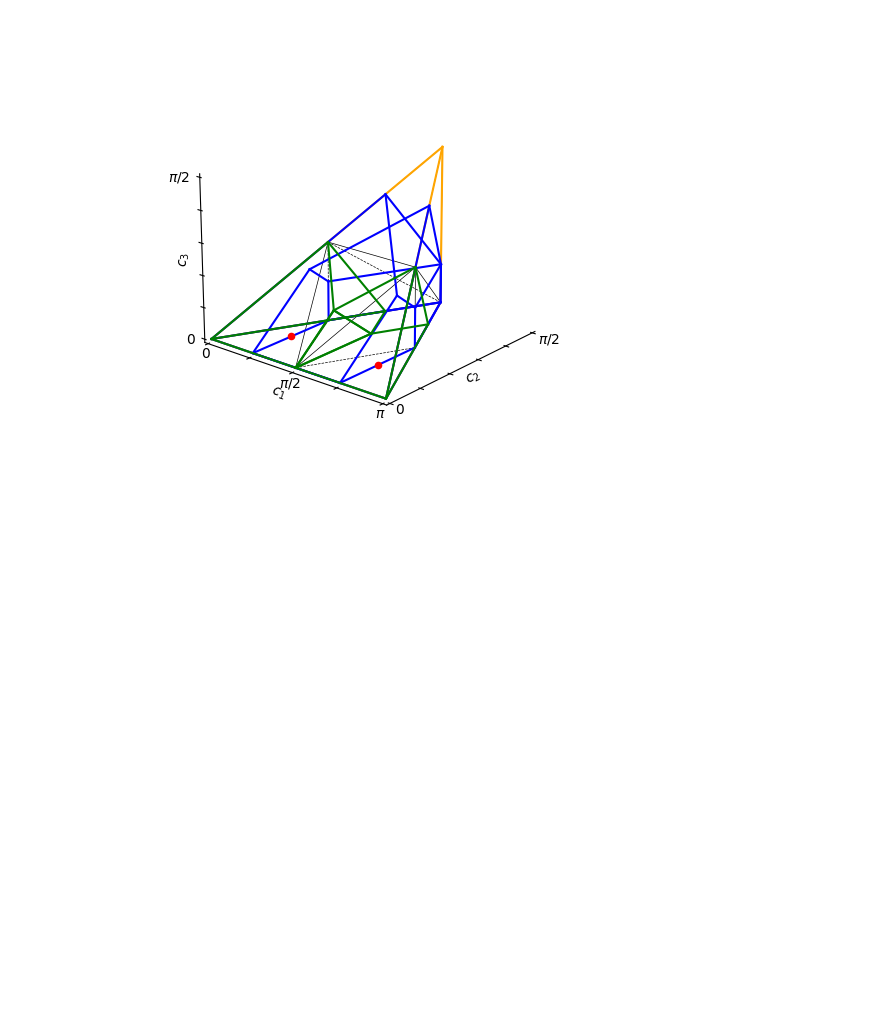
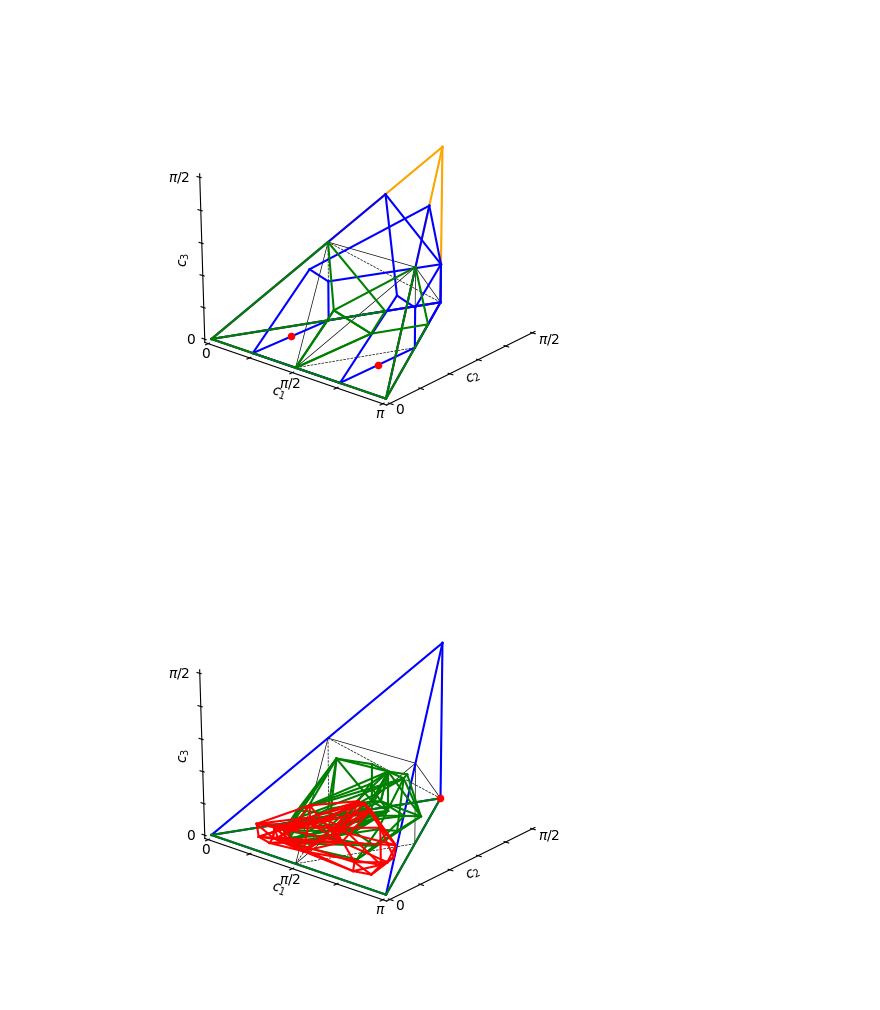
Before and after one commit to Pitt-JonesLab/slam_decomposition, a Jupyter notebook: src/scripts/gate_exploration/primitive_volume.ipynb, the cells around one changed output. Drawn from its saved outputs; the diff is of its cells as text; code cells hidden in the pictures; blank space fills up the shorter version.

Commit message:
fixed parallel drive extended coverage sets

```diff
--- a/src/scripts/gate_exploration/primitive_volume.ipynb
+++ b/src/scripts/gate_exploration/primitive_volume.ipynb
@@ -28,14 +28,14 @@ sqb = 3*np.pi/8, np.pi/8, 1/2,  "sqB", 4
 gate_list = [iswap, sqiswap, cnot, sqcnot, b, sqb]
 # %%
 use_smush = 1
-for gate_prop in gate_list[:]:
+for gate_prop in gate_list[:1]:
     base_gate = ConversionGainGate(0,0, *gate_prop[:3])
     template = MixedOrderBasisCircuitTemplate(base_gates=[base_gate], chatty_build=0, bare_cost=True, use_smush_polytope=use_smush)
     fname = f"coverage_set_{gate_prop[3]}"
     if use_smush:
         fname += "_smush"
-        poly_list = [None] + template.coverage #bc normally the first polytope is Identity
-        # but in smush it isnt
-    else:
-        poly_list = template.coverage
-    plot_coverage_set(poly_list, save=1, filename=fname)
+
+    poly_list = template.coverage
+    plot_coverage_set(poly_list[:], save=1, filename=fname)
+# %% [output]
+[figure, added]
```
Also changed, not shown: 11 other files.
